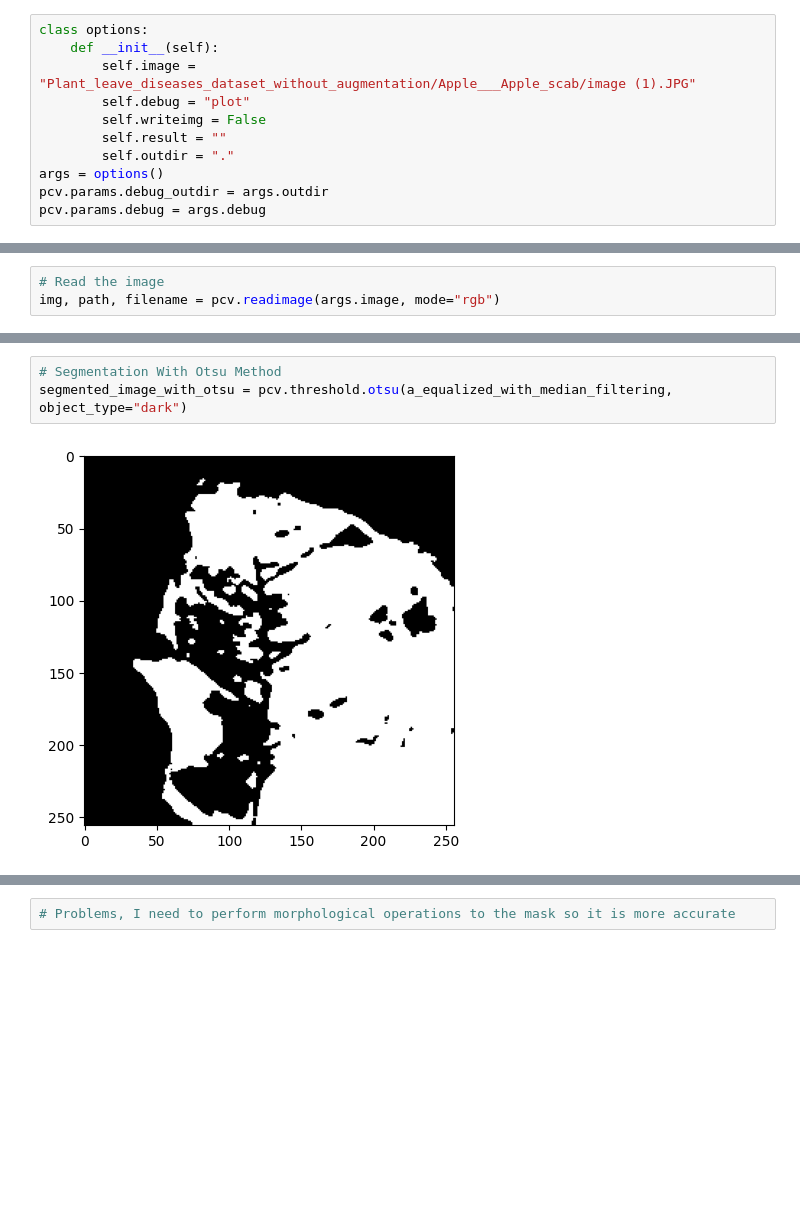
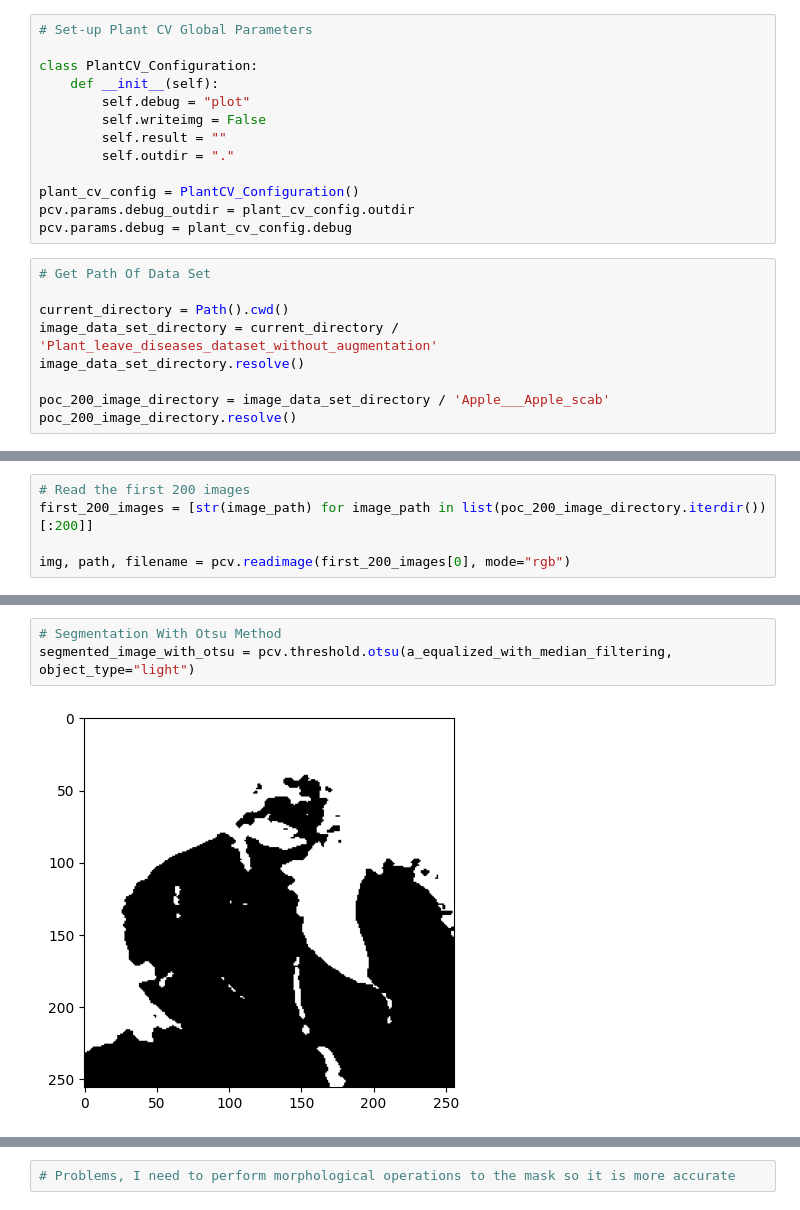
Before and after one commit to Darshan-Pillay/Honours-Research-Project, a Jupyter notebook: proof_of_concept/image_processing_poc/Learning_PlantCV.ipynb, the cells around one changed output, grey strips where cells are left out. Drawn from its saved outputs; the diff is of its cells as text; blank space fills up the shorter version.

```diff
--- a/proof_of_concept/image_processing_poc/Learning_PlantCV.ipynb
+++ b/proof_of_concept/image_processing_poc/Learning_PlantCV.ipynb
@@ -8,11 +18,22 @@ from plantcv import plantcv as pcv
-# %%
-class options:
-    def __init__(self):
-        self.image = "Plant_leave_diseases_dataset_without_augmentation/Apple___Apple_scab/image (1).JPG"
-        self.debug = "plot"
-        self.writeimg = False
-        self.result = ""
-        self.outdir = "."
-args = options()
-pcv.params.debug_outdir = args.outdir
-pcv.params.debug = args.debug
+# %%
+# Set-up Plant CV Global Parameters
+
+class PlantCV_Configuration:
+    def __init__(self):
+        self.debug = "plot"
+        self.writeimg = False
+        self.result = ""
+        self.outdir = "."
+
+plant_cv_config = PlantCV_Configuration()
+pcv.params.debug_outdir = plant_cv_config.outdir
+pcv.params.debug = plant_cv_config.debug
+# %%
+# Get Path Of Data Set
+
+current_directory = Path().cwd()
+image_data_set_directory = current_directory / 'Plant_leave_diseases_dataset_without_augmentation'
+image_data_set_directory.resolve()
+
+poc_200_image_directory = image_data_set_directory / 'Apple___Apple_scab'
+poc_200_image_directory.resolve()
@@ -19,4 +42,6 @@ pcv.params.debug = args.debug
 # %%
-# Read the image
-img, path, filename = pcv.readimage(args.image, mode="rgb")
+# Read the first 200 images
+first_200_images = [str(image_path) for image_path in list(poc_200_image_directory.iterdir())[:200]]
+
+img, path, filename = pcv.readimage(first_200_images[0], mode="rgb")
 # %% [output]
@@ -58,5 +83,5 @@ a_equalized_with_median_filtering = pcv.median_blur(a_equalized, 5)
 # %%
 # Segmentation With Otsu Method
-segmented_image_with_otsu = pcv.threshold.otsu(a_equalized_with_median_filtering, object_type="dark")
+segmented_image_with_otsu = pcv.threshold.otsu(a_equalized_with_median_filtering, object_type="light")
 # %% [output]
-[figure, old version]
+[figure, new version]
```
Also changed, not shown: parts of 15 cells of this notebook.
